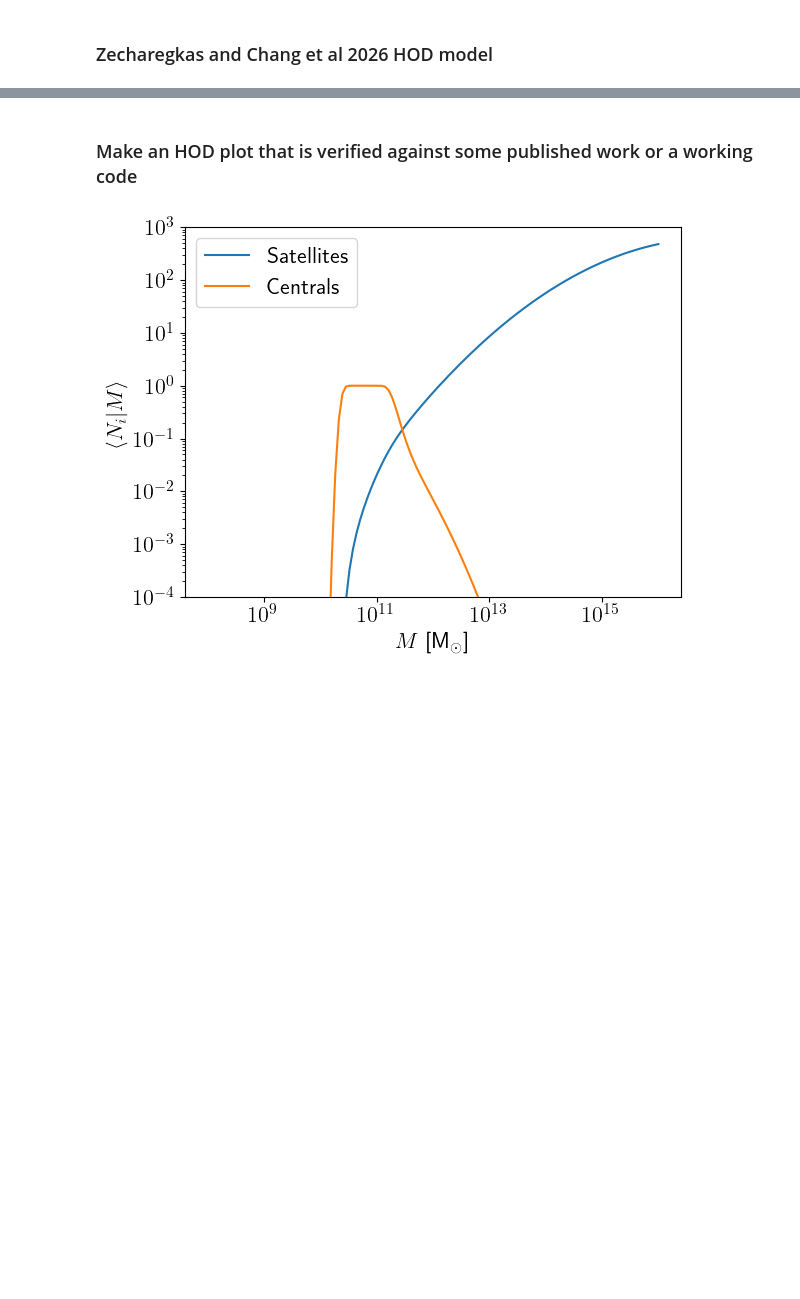
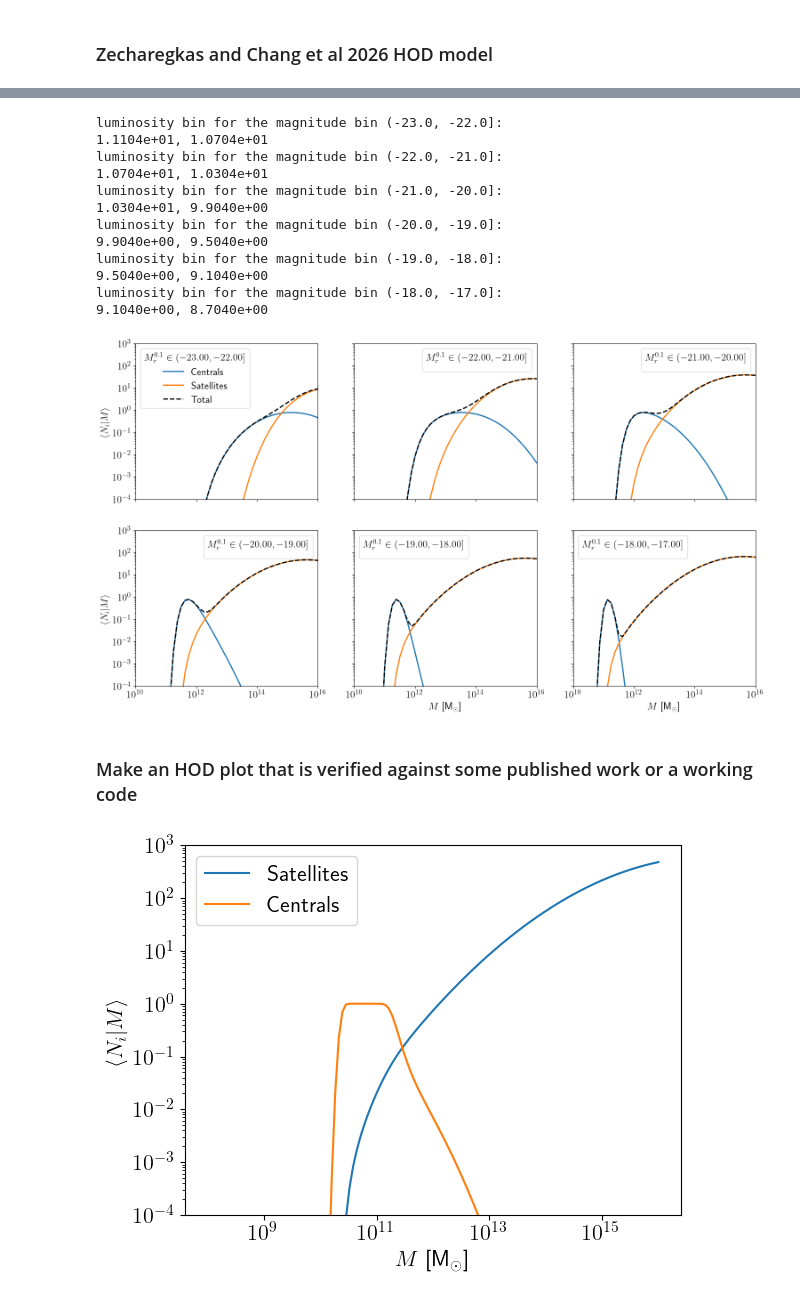
Before and after one commit to 0Navin0/CCLX, a Jupyter notebook: my_work/Cacciato_HOD.ipynb, the cells around one changed output, grey strips where cells are left out. Cells and saved outputs as stored; diff of their text form; code cells hidden in the pictures; blank space fills up the shorter version.

```diff
--- a/my_work/Cacciato_HOD.ipynb
+++ b/my_work/Cacciato_HOD.ipynb
@@ -253,3 +603,52 @@ plt.show()
+# %%
+fig, axes = plt.subplots(2, 3, figsize=(18, 10), sharex=True, sharey=True)
+
+for ii, (L2, L1) in enumerate(sampleinfo["mag_bins"]):
+    log_L2 = np.log10(magnitude_to_luminosity(L2))  # bright
+    log_L1 = np.log10(magnitude_to_luminosity(L1))  # faint
+    print(f"luminosity bin for the magnitude bin ({L2}, {L1}]:")
+    print(f"{log_L2:<.4e}, {log_L1:<.4e}")
+
+    my_params = dict(log_L1=log_L1, log_L2=log_L2, **cacciato_med_pars)
+    hod = CacciatoHOD(mass_def=hmd_200m, cM_rel=cM, **my_params)
+    M = np.geomspace(10**8, 10**16, 65)
+    Ns = hod._Ns(M)
+    Nc = hod._Nc(M)
+
+    info = rf"$M_{{r}}^{{0.1}} \in ({L2:.2f},{L1:.2f}]$"
+    ax = axes.flatten()[ii]
+    (c,) = ax.loglog(M, Nc, lw=2, label="_")
+    (s,) = ax.loglog(M, Ns, lw=2, label="_")
+    (t,) = ax.loglog(M, Nc + Ns, "--", c="k", lw=2, label="_")
+    if ii == 0:
+        ax.plot([], [], color=c.get_color(), lw=2, label="Centrals")
+        ax.plot([], [], color=s.get_color(), lw=2, label="Satellites")
+        ax.plot([], [], "--", color=t.get_color(), lw=2, label="Total")
+        ax.legend(title=info)
+    else:
+        ax.legend(title=info)
+    if ii in [4, 5]:
+        ax.set_xlabel(r"$M$ [M$_\odot$]")
+    if ii in [0, 3]:
+        ax.set_ylabel(r"$\langle N_i|M \rangle$")
+    ax.set_ylim(1e-4, 1e3)
+    ax.set_xlim(1e10, 1e16)
+# plt.savefig("Cacciato_HOD_Nc_Ns_vs_M_all_bins.pdf", bbox_inches='tight', dpi=200)
+plt.show()
+# %% [output]
+luminosity bin for the magnitude bin (-23.0, -22.0]:
+1.1104e+01, 1.0704e+01
+luminosity bin for the magnitude bin (-22.0, -21.0]:
+1.0704e+01, 1.0304e+01
+luminosity bin for the magnitude bin (-21.0, -20.0]:
+1.0304e+01, 9.9040e+00
+luminosity bin for the magnitude bin (-20.0, -19.0]:
+9.9040e+00, 9.5040e+00
+luminosity bin for the magnitude bin (-19.0, -18.0]:
+9.5040e+00, 9.1040e+00
+luminosity bin for the magnitude bin (-18.0, -17.0]:
+9.1040e+00, 8.7040e+00
+[figure, added]
 # %% [markdown]
 ### Make an HOD plot that is verified against some published work or a working code
 # %%
```
Also changed, not shown: parts of 29 cells of this notebook, 5 other files.
